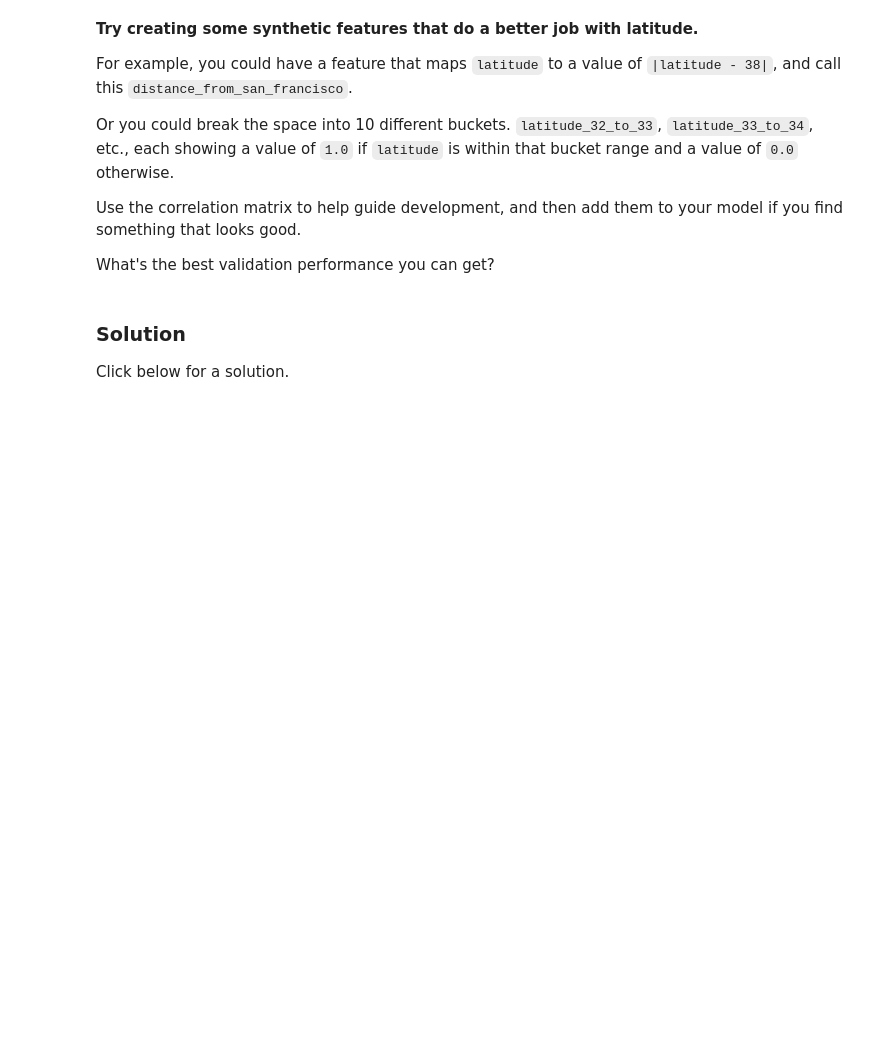
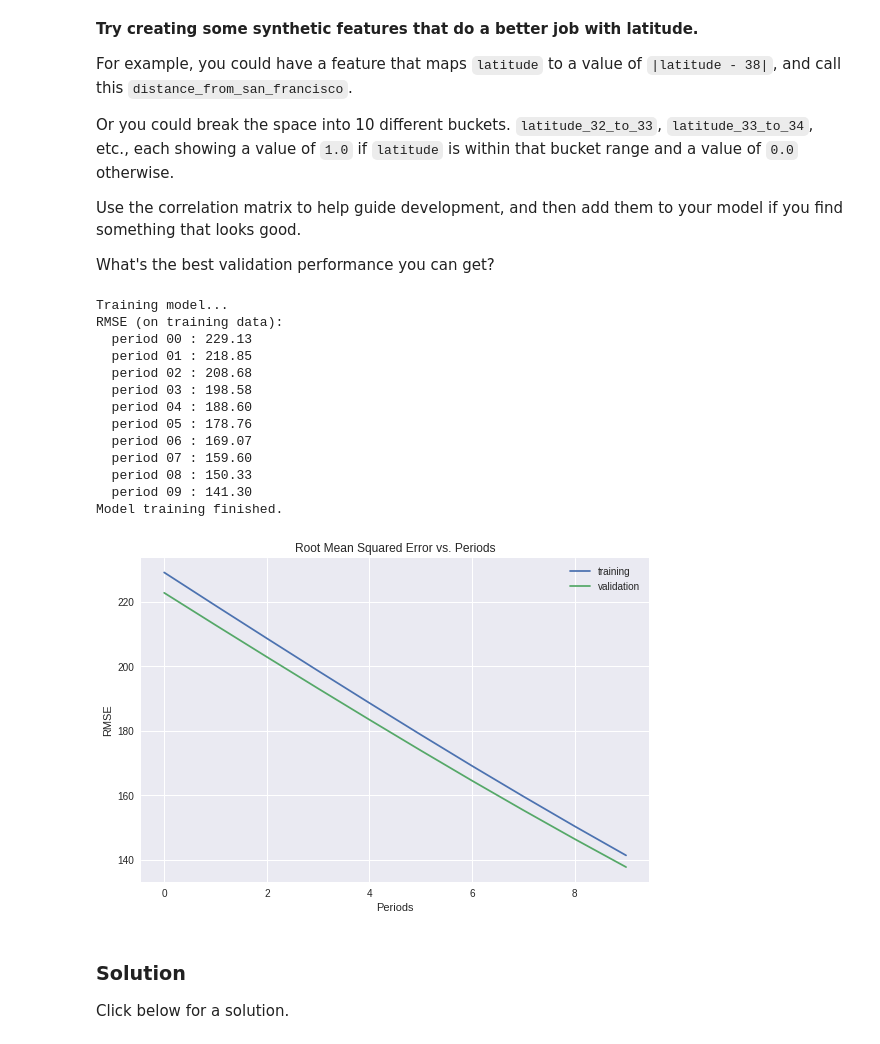
Before and after one commit to ArnabG99/Assignment-5, a Jupyter notebook: feature_sets.ipynb, the cells around one changed output. Drawn from its saved outputs; the diff is of its cells as text; code cells hidden in the pictures; blank space fills up the shorter version.

```diff
--- a/feature_sets.ipynb
+++ b/feature_sets.ipynb
@@ -342,3 +423,41 @@ What's the best validation performance you can get?
+# %%
+#
+# YOUR CODE HERE: Train on a new data set that includes synthetic features based on latitude.
+#
+def select_and_transform_features(source_df):
+  LATITUDE_RANGES = zip(range(32, 44), range(33, 45))
+  selected_examples = pd.DataFrame()
+  selected_examples["median_income"] = source_df["median_income"]
+  for r in LATITUDE_RANGES:
+    selected_examples["latitude_%d_to_%d" % r] = source_df["latitude"].apply(
+      lambda l: 1.0 if l >= r[0] and l < r[1] else 0.0)
+  return selected_examples
+
+selected_training_examples = select_and_transform_features(training_examples)
+selected_validation_examples = select_and_transform_features(validation_examples)
+_ = train_model(
+    learning_rate=0.01,
+    steps=500,
+    batch_size=5,
+    training_examples=selected_training_examples,
+    training_targets=training_targets,
+    validation_examples=selected_validation_examples,
+    validation_targets=validation_targets)
+# %% [output]
+Training model...
+RMSE (on training data):
+  period 00 : 229.13
+  period 01 : 218.85
+  period 02 : 208.68
+  period 03 : 198.58
+  period 04 : 188.60
+  period 05 : 178.76
+  period 06 : 169.07
+  period 07 : 159.60
+  period 08 : 150.33
+  period 09 : 141.30
+Model training finished.
+[figure, added]
 # %% [markdown]
 ### Solution
 
```
Also changed, not shown: parts of 7 cells of this notebook.
